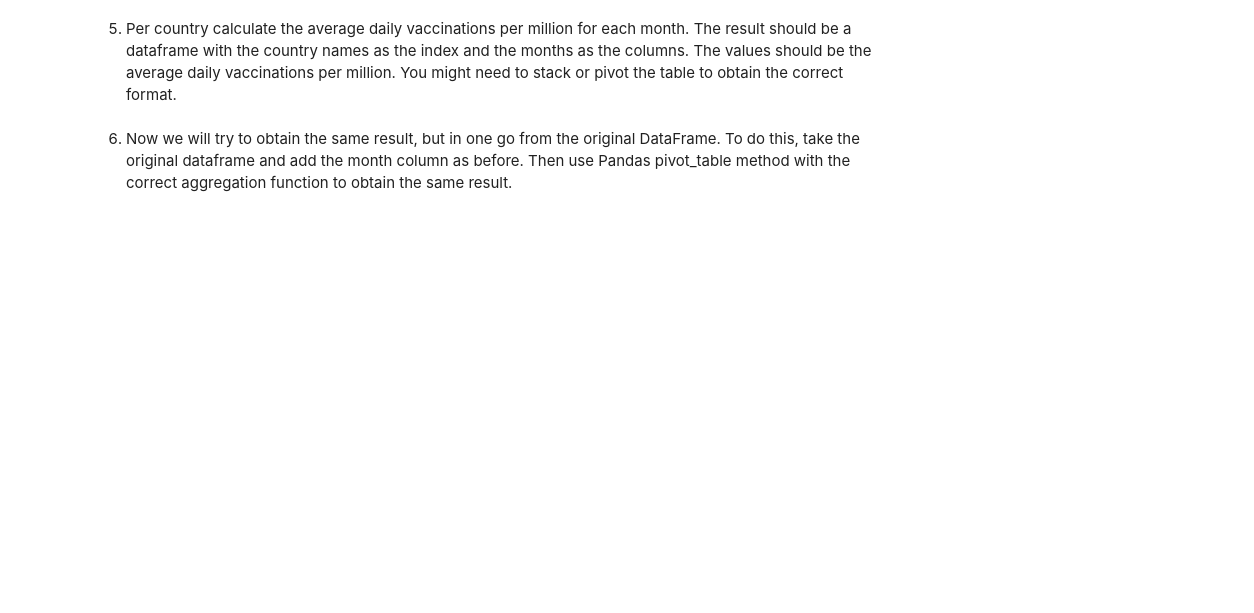
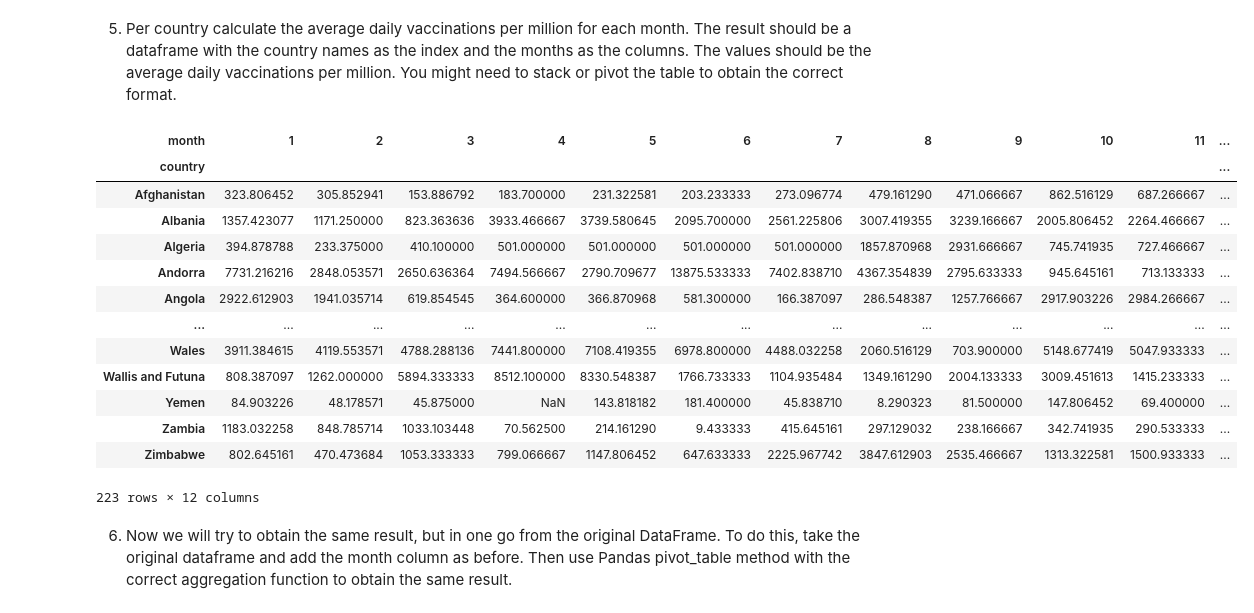
Before and after one commit to fenyx-it-academy/Class8-DataManipulation-Week20, a Jupyter notebook: assignment3.ipynb, the cells around one changed output. Cells and saved outputs as stored; diff of their text form; code cells hidden in the pictures; blank space fills up the shorter version.

```diff
--- a/assignment3.ipynb
+++ b/assignment3.ipynb
@@ -15,6 +15,6 @@ import numpy as np
 # %% [markdown]
 Download the `country_vaccinations.csv` file from the following [kaggle page](https://www.kaggle.com/datasets/gpreda/covid-world-vaccination-progress). We load it in in the following cell, make sure to set the correct path. The rest of the assignment you will be using this dataframe!
 # %%
-df = pd.read_csv("/path/to/country_vaccinations.csv")
+df = pd.read_csv("country_vaccinations.csv")
 # %% [markdown]
 1. Print some statistics of the dataframe, like the column names and the stats per column, to get a feel for the data.
@@ -26,0 +43,3 @@ df = pd.read_csv("/path/to/country_vaccinations.csv")
+# %%
+pivoted = df.pivot(index="date", columns="country", values="daily_vaccinations_per_million")
+pivoted
@@ -30,0 +63,3 @@ df = pd.read_csv("/path/to/country_vaccinations.csv")
+# %%
+pivoted.index = pd.to_datetime(pivoted.index)
+pivoted.index
@@ -34,0 +77,3 @@ df = pd.read_csv("/path/to/country_vaccinations.csv")
+# %%
+pivoted['month'] = pivoted.index.month
+pivoted
@@ -39,2 +97,21 @@ df = pd.read_csv("/path/to/country_vaccinations.csv")
+# %%
+pivoted.groupby('month').mean().stack().unstack(level=0)
+# OR
+pivoted.groupby('month').mean().transpose()
+# %% [output]
+| month | 1 | 2 | 3 | 4 | 5 | 6 | 7 | 8 | 9 | 10 | 11 | ... |
+| country |  |  |  |  |  |  |  |  |  |  |  | ... |
+| Afghanistan | 323.806452 | 305.852941 | 153.886792 | 183.700000 | 231.322581 | 203.233333 | 273.096774 | 479.161290 | 471.066667 | 862.516129 | 687.266667 | ... |
+| Albania | 1357.423077 | 1171.250000 | 823.363636 | 3933.466667 | 3739.580645 | 2095.700000 | 2561.225806 | 3007.419355 | 3239.166667 | 2005.806452 | 2264.466667 | ... |
+| Algeria | 394.878788 | 233.375000 | 410.100000 | 501.000000 | 501.000000 | 501.000000 | 501.000000 | 1857.870968 | 2931.666667 | 745.741935 | 727.466667 | ... |
+| Andorra | 7731.216216 | 2848.053571 | 2650.636364 | 7494.566667 | 2790.709677 | 13875.533333 | 7402.838710 | 4367.354839 | 2795.633333 | 945.645161 | 713.133333 | ... |
+| Angola | 2922.612903 | 1941.035714 | 619.854545 | 364.600000 | 366.870968 | 581.300000 | 166.387097 | 286.548387 | 1257.766667 | 2917.903226 | 2984.266667 | ... |
+| ... | ... | ... | ... | ... | ... | ... | ... | ... | ... | ... | ... | ... |
+| Wales | 3911.384615 | 4119.553571 | 4788.288136 | 7441.800000 | 7108.419355 | 6978.800000 | 4488.032258 | 2060.516129 | 703.900000 | 5148.677419 | 5047.933333 | ... |
+| Wallis and Futuna | 808.387097 | 1262.000000 | 5894.333333 | 8512.100000 | 8330.548387 | 1766.733333 | 1104.935484 | 1349.161290 | 2004.133333 | 3009.451613 | 1415.233333 | ... |
+| Yemen | 84.903226 | 48.178571 | 45.875000 | NaN | 143.818182 | 181.400000 | 45.838710 | 8.290323 | 81.500000 | 147.806452 | 69.400000 | ... |
+| Zambia | 1183.032258 | 848.785714 | 1033.103448 | 70.562500 | 214.161290 | 9.433333 | 415.645161 | 297.129032 | 238.166667 | 342.741935 | 290.533333 | ... |
+| Zimbabwe | 802.645161 | 470.473684 | 1053.333333 | 799.066667 | 1147.806452 | 647.633333 | 2225.967742 | 3847.612903 | 2535.466667 | 1313.322581 | 1500.933333 | ... |
+223 rows × 12 columns
 # %% [markdown]
 6. Now we will try to obtain the same result, but in one go from the original DataFrame. To do this, take the original dataframe and add the month column as before. Then use Pandas pivot_table method with the correct aggregation function to obtain the same result.
```
Also changed, not shown: parts of 16 cells of this notebook, 1 other file.
